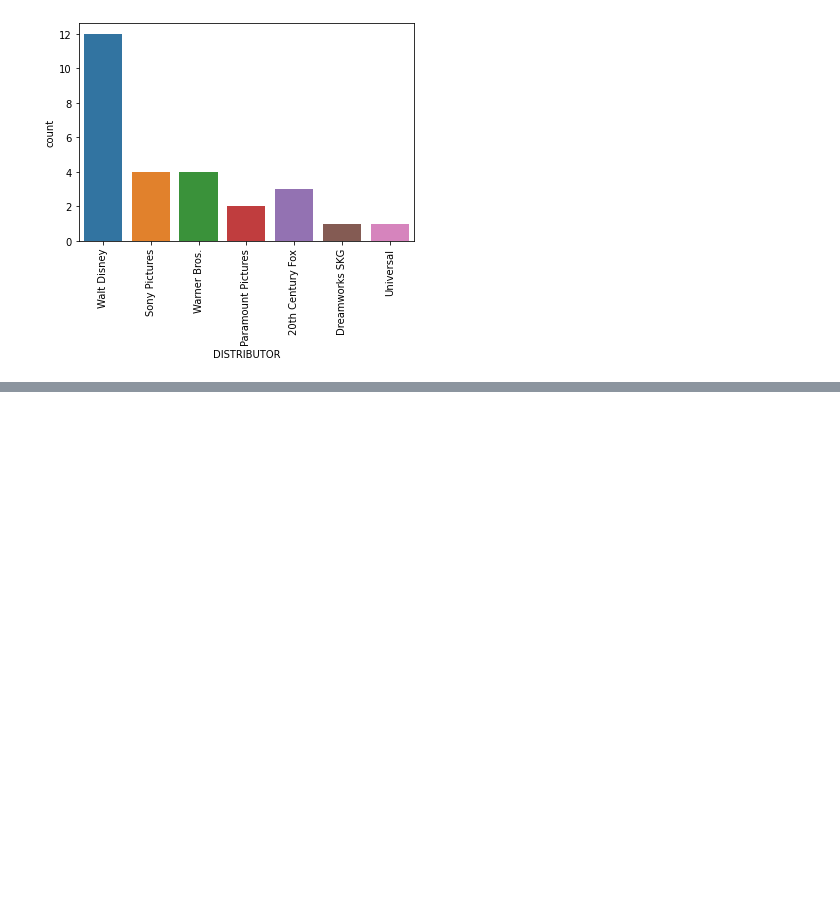
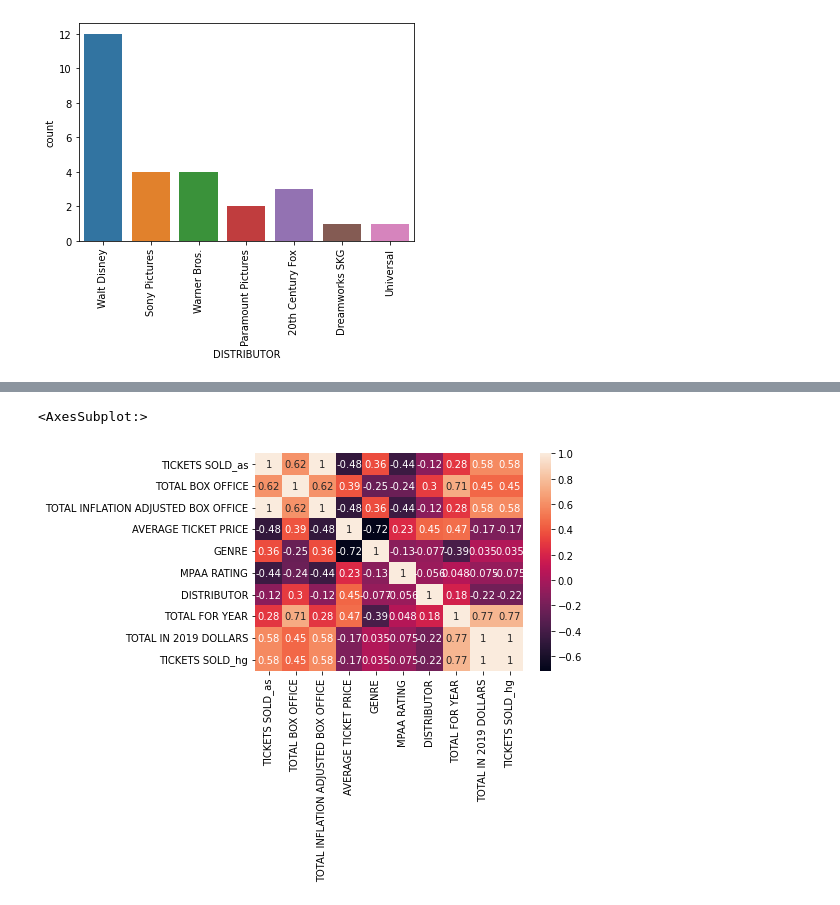
Before and after one commit to dcrowTMH/movie_eda, a Jupyter notebook: Movie_EDA.ipynb, the cells around one changed output, grey strips where cells are left out. Drawn from its saved outputs; the diff is of its cells as text; code cells hidden in the pictures; blank space fills up the shorter version.

```diff
--- a/Movie_EDA.ipynb
+++ b/Movie_EDA.ipynb
@@ -650,0 +634,10 @@ df_top_rat
+# %%
+# Shang-Chi
+df1.loc[0,'GENRE'] = 'Action'
+# Bad Boys for life
+df1.loc[1,'GENRE'] = 'Action'
+# Avergers: End Games
+df1.loc[2,'GENRE'] = 'Action'
+# %%
+ordianl_encoder = OrdinalEncoder()
+df1[catagories_column] = ordianl_encoder.fit_transform(df1[catagories_column])
@@ -650,0 +654,14 @@ df_top_rat
+# %%
+# Try to get rid of the YEAR and MOVIE columns
+df1_corr = df1
+df1_corr.drop(['YEAR', 'MOVIE'], axis = 1, inplace = True)
+# %%
+# Get the correlation value for the whole graph and generate a heatmap
+corr = df1_corr.corr()
+sns.heatmap(corr, annot= True)
+# It will be choatic to observe the merged dataset
+# Also, it can be merged with other date set for more insight
+# It seems that there is no meaning for having the correlation
+# %% [output]
+<AxesSubplot:>
+[figure, added]
```
Also changed, not shown: parts of 14 cells of this notebook.
